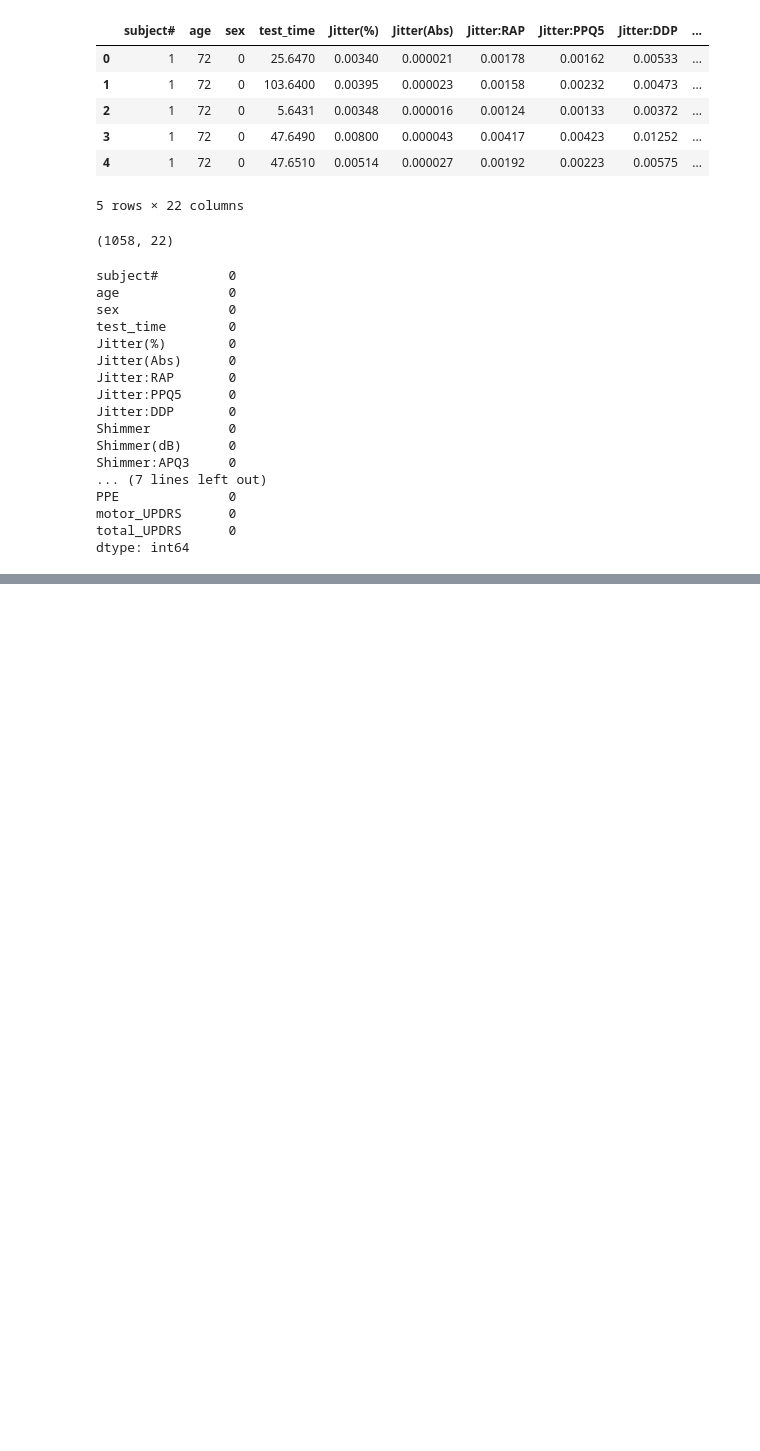
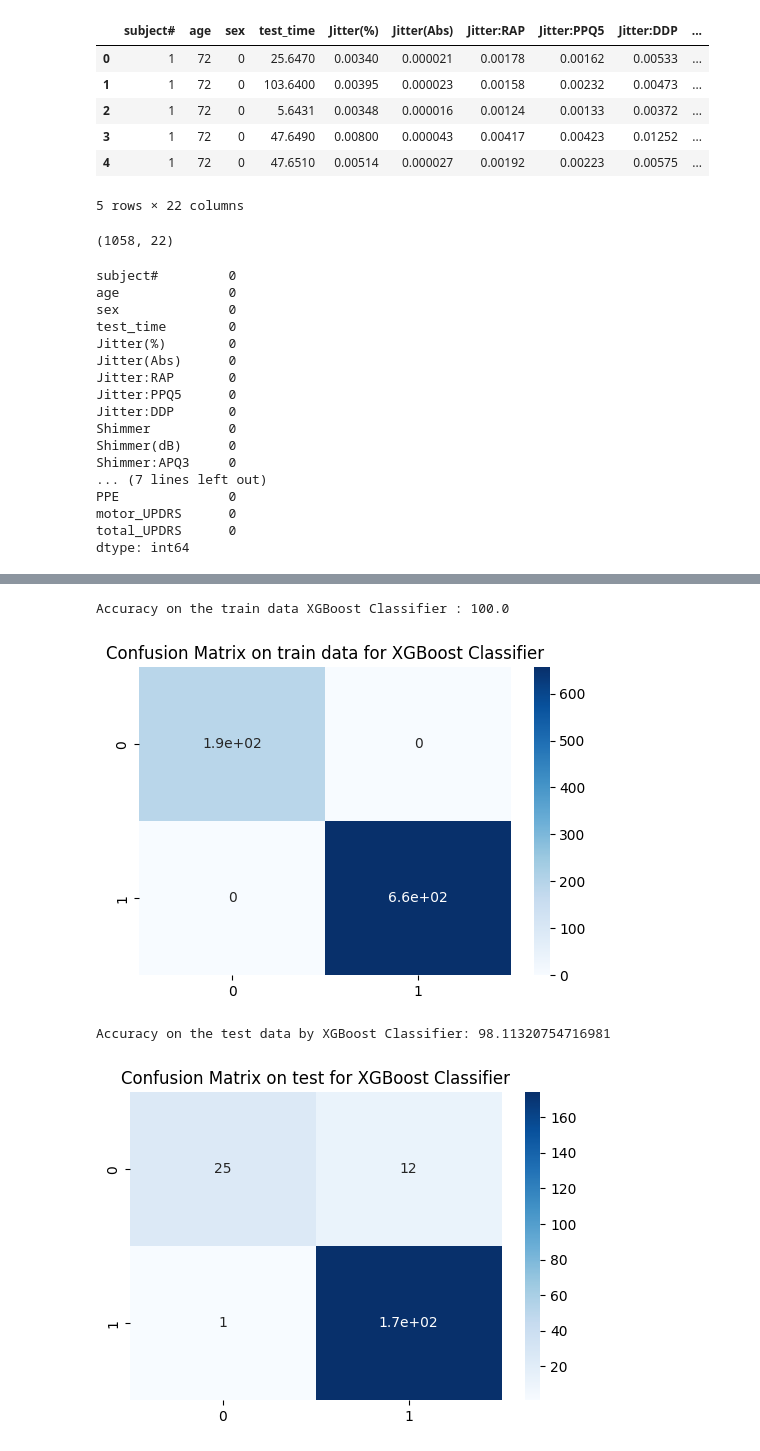
Before and after one commit to kartik1502/Multiple-Disease-Detection-System, a Jupyter notebook: sourcecode/parkinsons_udprs.ipynb, the cells around one changed output, grey strips where cells are left out. Cells and saved outputs as stored; diff of their text form; code cells hidden in the pictures; blank space fills up the shorter version.

```diff
--- a/sourcecode/parkinsons_udprs.ipynb
+++ b/sourcecode/parkinsons_udprs.ipynb
@@ -247,13 +194,23 @@ SVM R2-Score 0.06643197844632553
 # %%
-rf_model.fit(xTrain, yTrain)
-preds_test = rf_model.predict(xTest)
-preds_train = rf_model.predict(xTrain)
+xgb_model.fit(xTrain, yTrain)
+predict_test = xgb_model.predict(xTest)
+predict_train = xgb_model.predict(xTrain)
 
-rf_mse = mean_squared_error(yTest, preds_test)
-rf_mae = mean_absolute_error(yTest, preds_test)
-rf_r2 = r2_score(yTest, preds_test)
-rf_rmse = np.sqrt(rf_mse)
+print(f"Accuracy on the train data XGBoost Classifier : {accuracy_score(yTrain, xgb_model.predict(xTrain)) * 100}")
+cf_matrix_train = confusion_matrix(yTrain, predict_train)
+plt.figure(figsize=(6,4))
+sns.heatmap(cf_matrix_train, annot=True, cmap='Blues')
+plt.title("Confusion Matrix on train data for XGBoost Classifier")
+plt.show()
 
-print('Random Forest RMSE:', rf_rmse)
-print('Random Forest MAE', rf_mae)
-print('Random Forest r2', rf_r2)
+print(f"Accuracy on the test data by XGBoost Classifier: {accuracy_score(yTest, predict_test) * 100}")
+cf_matrix = confusion_matrix(yTest, preds_test)
+plt.figure(figsize=(6, 4))
+sns.heatmap(cf_matrix, annot=True, cmap='Blues')
+plt.title("Confusion Matrix on test for XGBoost Classifier")
+plt.show()
+# %% [output]
+Accuracy on the train data XGBoost Classifier : 100.0
+[figure, added]
+Accuracy on the test data by XGBoost Classifier: 98.11320754716981
+[figure, added]
```
Also changed, not shown: parts of 20 cells of this notebook, 3 other files.
